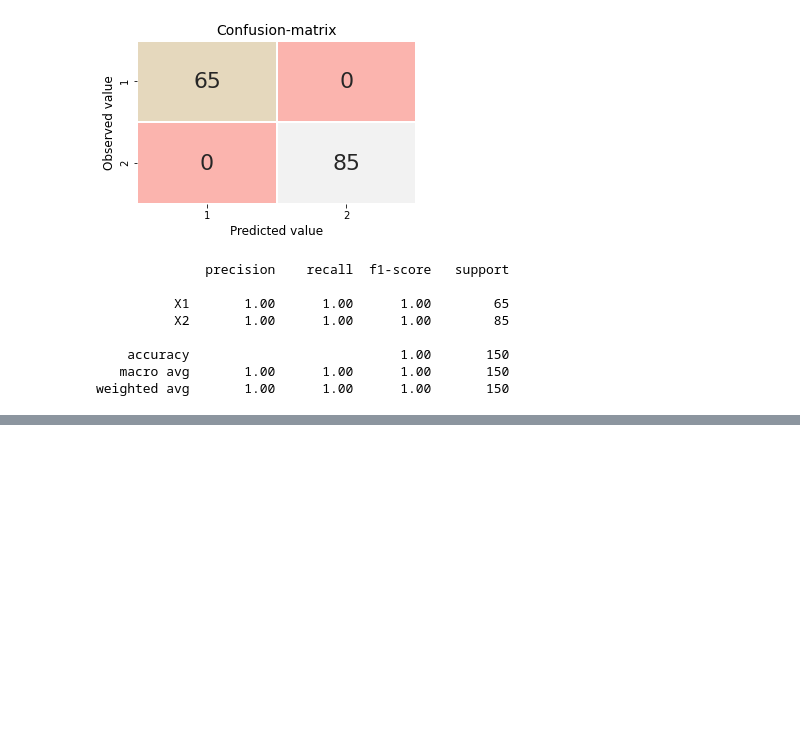
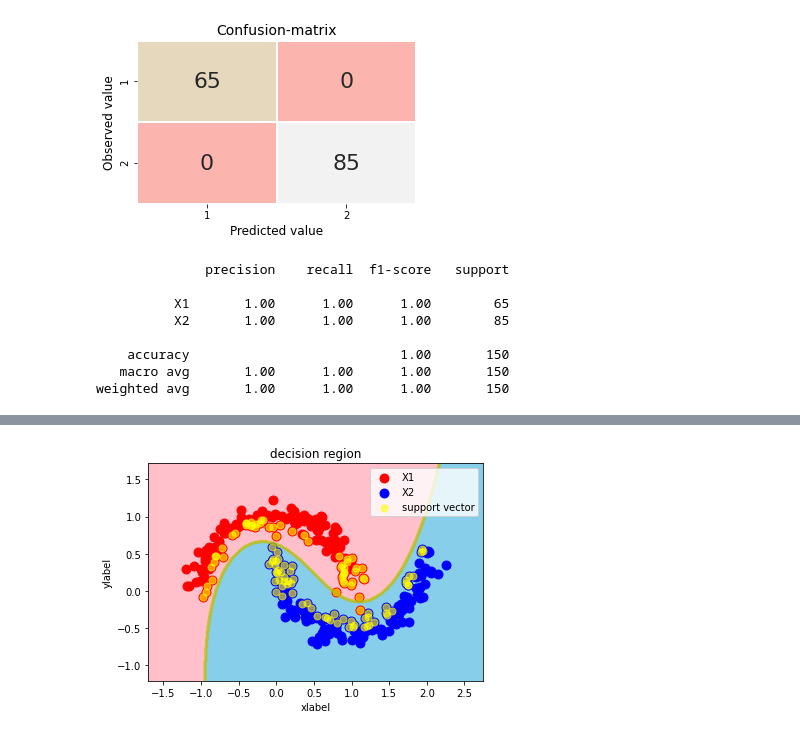
Before and after one commit to obata01/diveintocode-ml, a Jupyter notebook: kadai/Sprint05/kadai/Sprint05-01_kadai01.ipynb, the cells around one changed output, grey strips where cells are left out. Cells and saved outputs as stored; diff of their text form; code cells hidden in the pictures; blank space fills up the shorter version.

```diff
--- a/kadai/Sprint05/kadai/Sprint05-01_kadai01.ipynb
+++ b/kadai/Sprint05/kadai/Sprint05-01_kadai01.ipynb
@@ -1120,0 +1134,4 @@ weighted avg       1.00      1.00      1.00       150
+# %%
+svm06 = ScratchSVMClassifier(num_iter=10001, lr=1e-4, kernel='polly', threshold=1e-5, verbose=True, q=[3], verbose_filter=1000,
+                             params={'g': 0.5, 't':1.0, 'd':3.0})
+svm06.fit(X, y)
@@ -1120,0 +1156,4 @@ weighted avg       1.00      1.00      1.00       150
+# %%
+decision_region(X, y, svm06, target_names=['X1', 'X2'])
+# %% [output]
+[figure, added]
```
Also changed, not shown: parts of 3 cells of this notebook.
